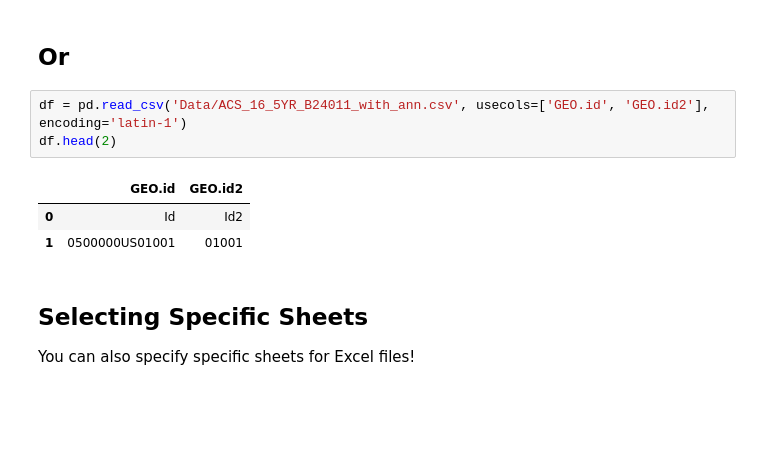
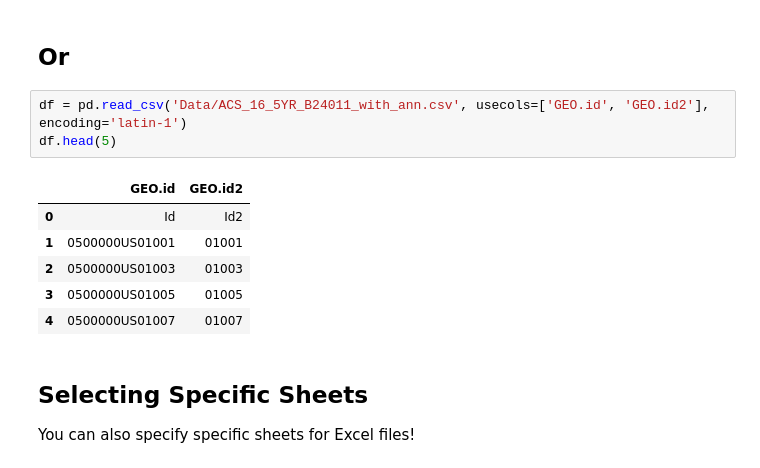
Before and after one commit to bl419cam/dsc-importing-data-using-pandas-seattle-ds-062419, a Jupyter notebook: index.ipynb, the cells around one changed output. Cells and saved outputs as stored; diff of their text form; blank space fills up the shorter version.

```diff
--- a/index.ipynb
+++ b/index.ipynb
@@ -128,11 +128,14 @@ df.head(2)
 ## Or
 # %%
 df = pd.read_csv('Data/ACS_16_5YR_B24011_with_ann.csv', usecols=['GEO.id', 'GEO.id2'], encoding='latin-1')
-df.head(2)
+df.head(5)
 # %% [output]
 |  | GEO.id | GEO.id2 |
 | 0 | Id | Id2 |
 | 1 | 0500000US01001 | 01001 |
+| 2 | 0500000US01003 | 01003 |
+| 3 | 0500000US01005 | 01005 |
+| 4 | 0500000US01007 | 01007 |
 # %% [markdown]
 ## Selecting Specific Sheets
 You can also specify specific sheets for Excel files!
```
